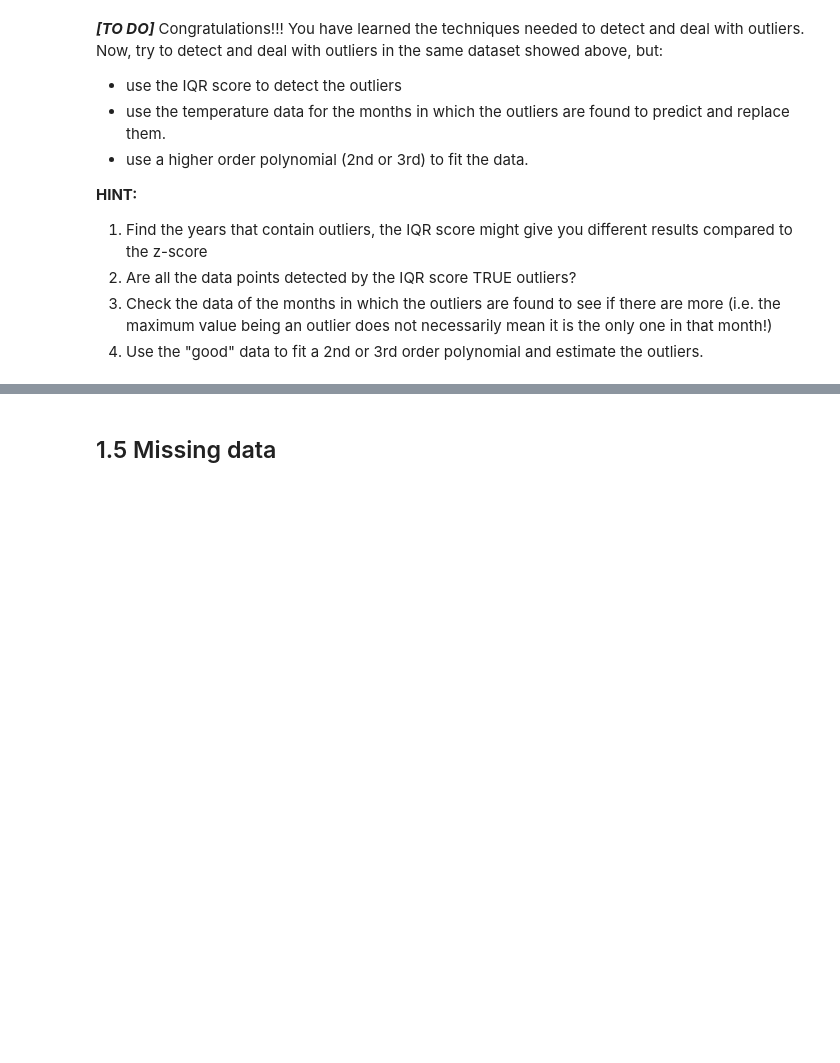
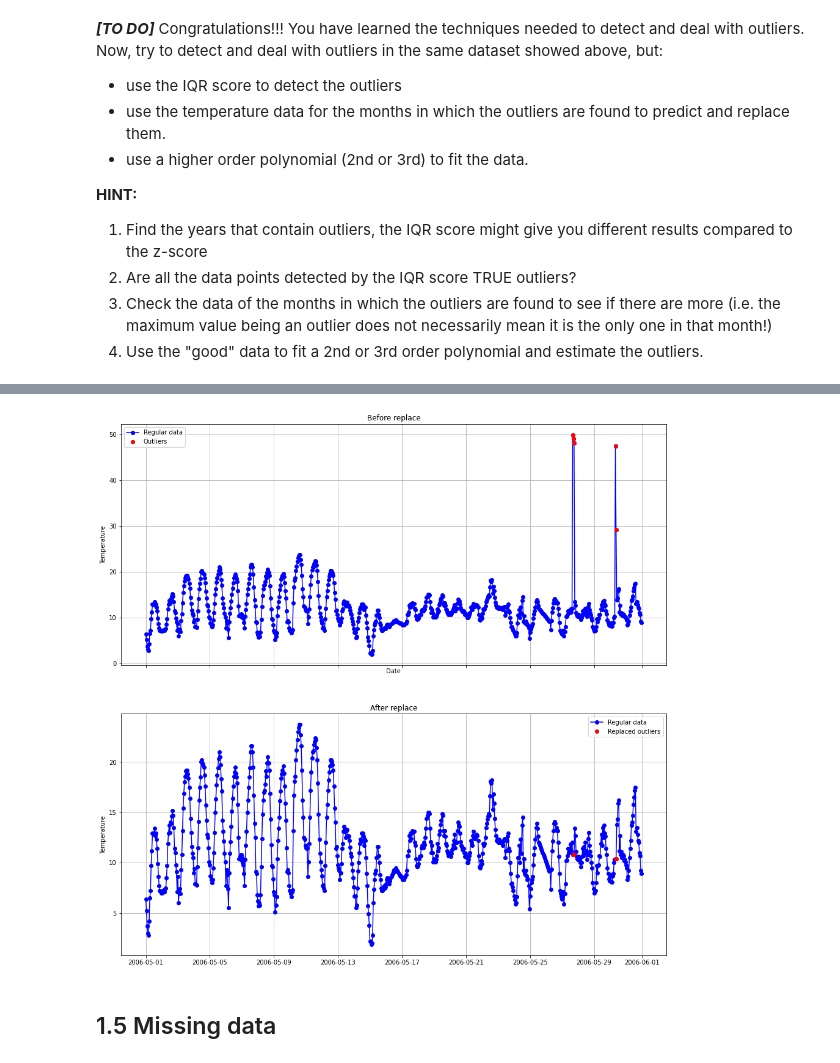
Before and after one commit to UCL-ELEC0136/2-data-processing-lorenzobonito, a Jupyter notebook: 2-data-processing.ipynb, the cells around one changed output, grey strips where cells are left out. Cells and saved outputs as stored; diff of their text form; code cells hidden in the pictures; blank space fills up the shorter version.

```diff
--- a/2-data-processing.ipynb
+++ b/2-data-processing.ipynb
@@ -620,0 +678,40 @@ After replacing, the outlier value predicted by a regression model is:
+# %%
+# Let us use a 2nd order polynomial to fit the data.
+
+replaced_outlier_dataset = temp_Odense_May_2006.copy()
+print('Before replacing, the outlier values are:\r\n',replaced_outlier_dataset[outlier_loc])
+
+# Let us firstly make a copy of the full dataset, and then remove the outliers from the dataset
+dropped_outliers_dataset = np.delete(temp_Odense_May_2006_values, outlier_loc)
+dropped_outliers_dates = np.delete(temp_Odense_May_2006_dates, outlier_loc)
+
+# Find the coefficient of our linear model using clean data
+z = np.polyfit(dropped_outliers_dates, dropped_outliers_dataset, deg=2)
+
+# Define our 2nd order model
+pred_func = np.poly1d(z)
+
+# Predict the value of our outlier and replace it
+pred_value = pred_func(temp_Odense_May_2006_dates)
+replaced_outlier_dataset[outlier_loc] = pred_value[outlier_loc]
+print('\nAfter replacing, the outlier values predicted by a regression model are: \r\n',replaced_outlier_dataset[outlier_loc])
+
+# Plot and compare results
+fig, (ax1, ax2) = plt.subplots(2, 1, sharex=True, figsize=(16, 16))
+ax1.set_title('Before replace')
+ax1.plot(temp_Odense_May_2006, label='Regular data', linestyle='-',  c='b', marker='o')
+ax1.plot(May_2006_outliers, label='Outliers', linestyle='None',  c='r', marker='o')
+ax1.set_xlabel('Date')
+ax1.set_ylabel('Temperature')
+ax1.grid()
+ax1.legend()
+
+ax2.set_title('After replace')
+ax2.plot(replaced_outlier_dataset, label='Regular data', linestyle='-',  c='b', marker='o')
+ax2.plot(replaced_outlier_dataset[outlier_loc], label='Replaced outliers', linestyle="None",  c='r', marker='o')
+ax2.set_ylabel('Temperature')
+ax2.grid()
+ax2.legend()
+
+plt.show()
+# %% [output]
@@ -621,3 +735,4 @@ After replacing, the outlier value predicted by a regression model is:
+[figure, added]
 # %% [markdown]
 ## 1.5 Missing data
 # %% [markdown]
```
Also changed, not shown: parts of 8 cells of this notebook, 2 other files.
